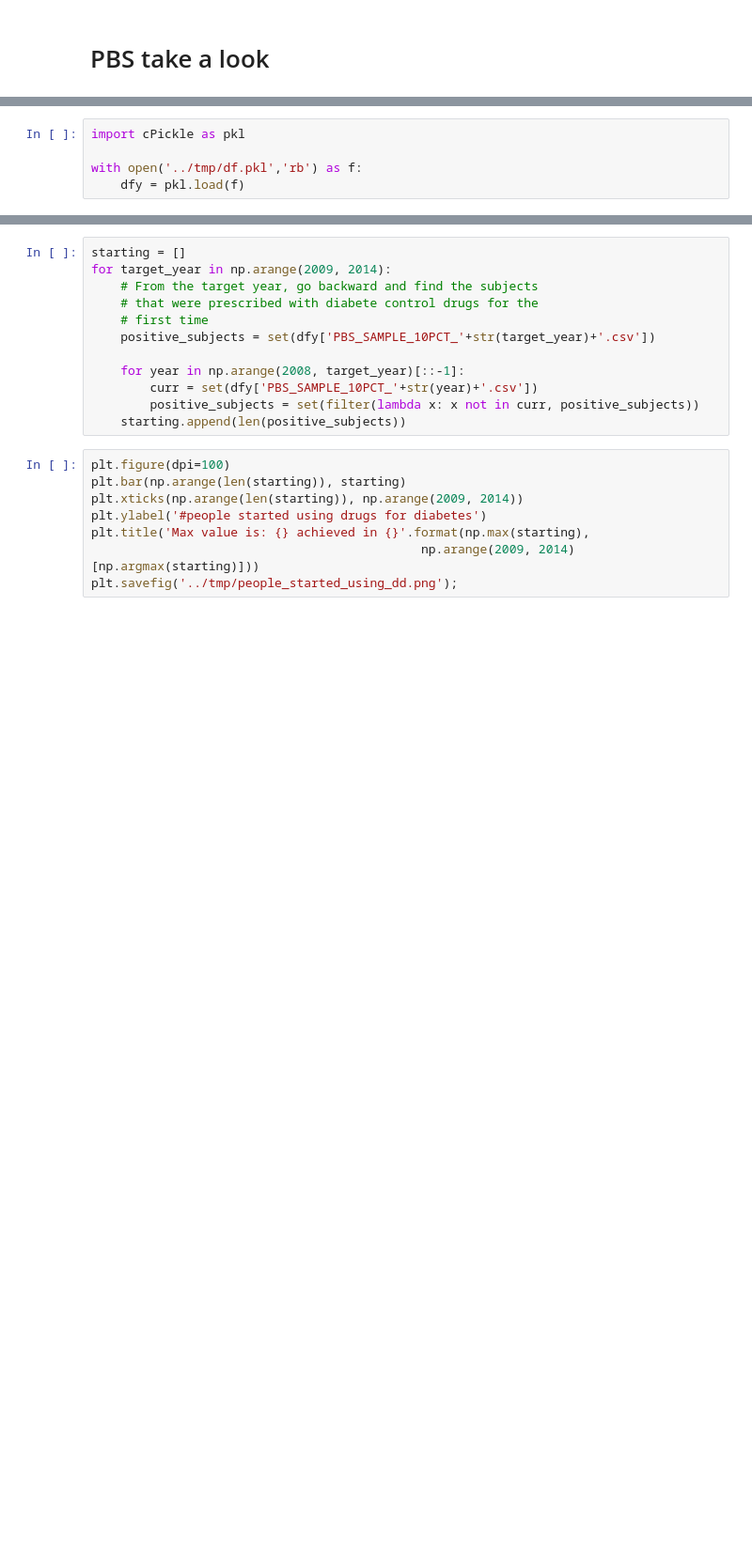
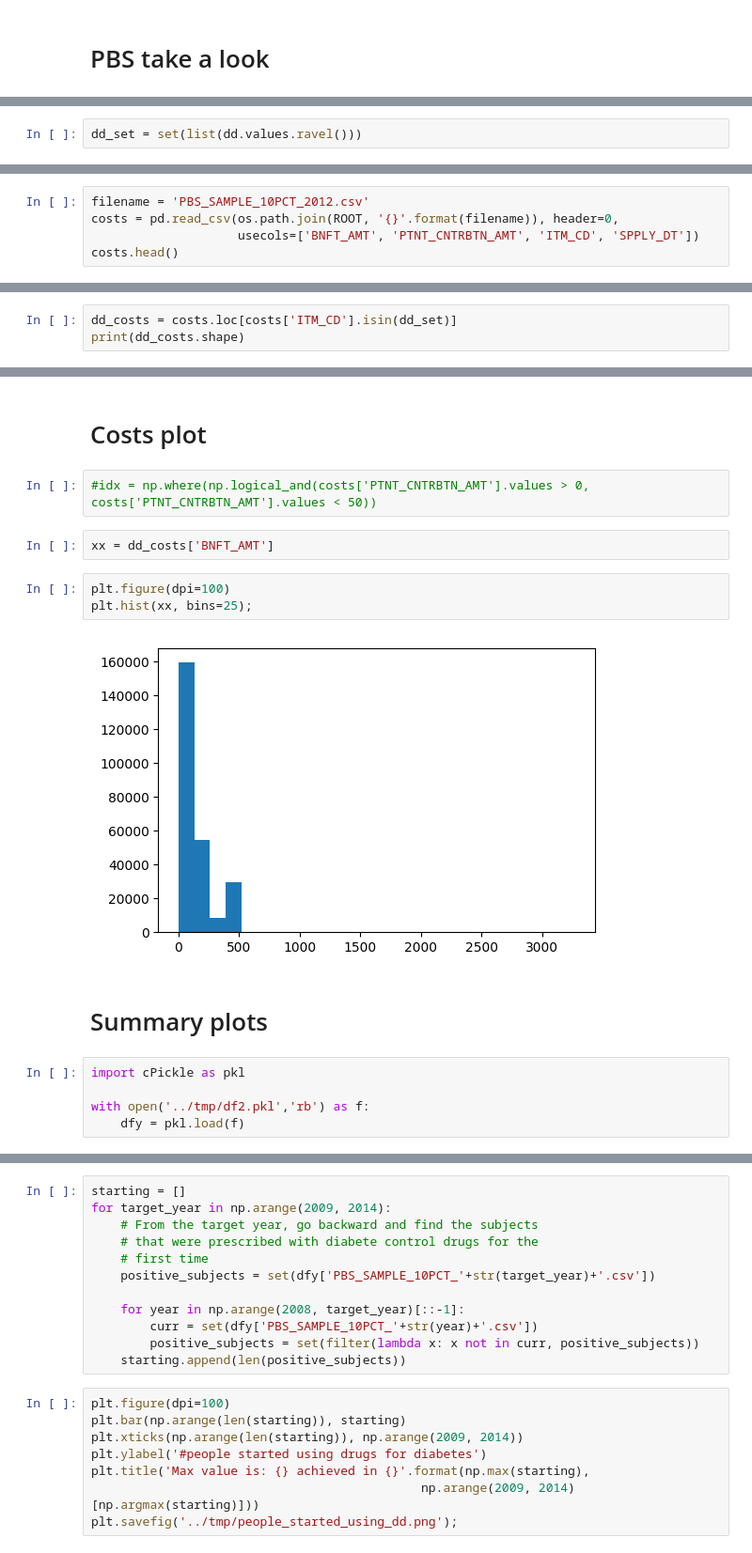
Before and after one commit to samuelefiorini/tangle, a Jupyter notebook: notebooks/test.ipynb, the cells around one changed output, grey strips where cells are left out. Shown at 94% size. Drawn from its saved outputs; the diff is of its cells as text; blank space fills up the shorter version.

```diff
--- a/notebooks/test.ipynb
+++ b/notebooks/test.ipynb
@@ -84,0 +99,2 @@ pbs_years = [s.split('_')[-1].split('.')[0] for s in pbs_files]
+# %%
+dd_set = set(list(dd.values.ravel()))
@@ -84,0 +103,5 @@ pbs_years = [s.split('_')[-1].split('.')[0] for s in pbs_files]
+# %%
+filename = 'PBS_SAMPLE_10PCT_2012.csv'
+costs = pd.read_csv(os.path.join(ROOT, '{}'.format(filename)), header=0,
+                    usecols=['BNFT_AMT', 'PTNT_CNTRBTN_AMT', 'ITM_CD', 'SPPLY_DT'])
+costs.head()
@@ -84,0 +115,3 @@ pbs_years = [s.split('_')[-1].split('.')[0] for s in pbs_files]
+# %%
+dd_costs = costs.loc[costs['ITM_CD'].isin(dd_set)]
+print(dd_costs.shape)
@@ -85,7 +141,20 @@ pbs_years = [s.split('_')[-1].split('.')[0] for s in pbs_files]
+# %% [markdown]
+# Costs plot
+# %%
+#idx = np.where(np.logical_and(costs['PTNT_CNTRBTN_AMT'].values > 0, costs['PTNT_CNTRBTN_AMT'].values < 50))
+# %%
+xx = dd_costs['BNFT_AMT']
+# %%
+plt.figure(dpi=100)
+plt.hist(xx, bins=25);
+# %% [output]
+[figure, added]
+# %% [markdown]
+# Summary plots
 # %%
 import cPickle as pkl
 
-with open('../tmp/df.pkl','rb') as f:
+with open('../tmp/df2.pkl','rb') as f:
     dfy = pkl.load(f)
 # %%
 plt.figure(dpi=100)
```
Also changed, not shown: parts of 16 cells of this notebook, 3 other files.
